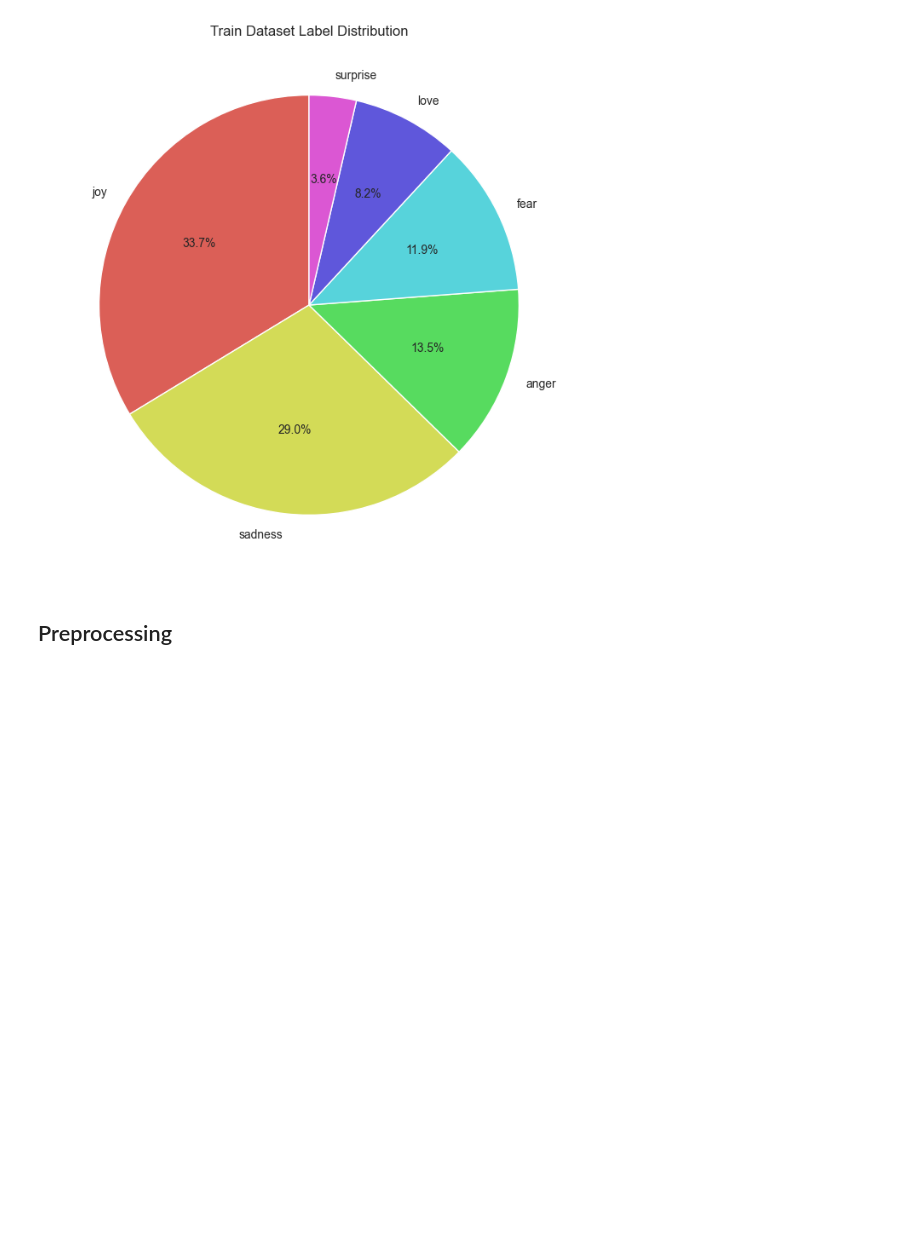
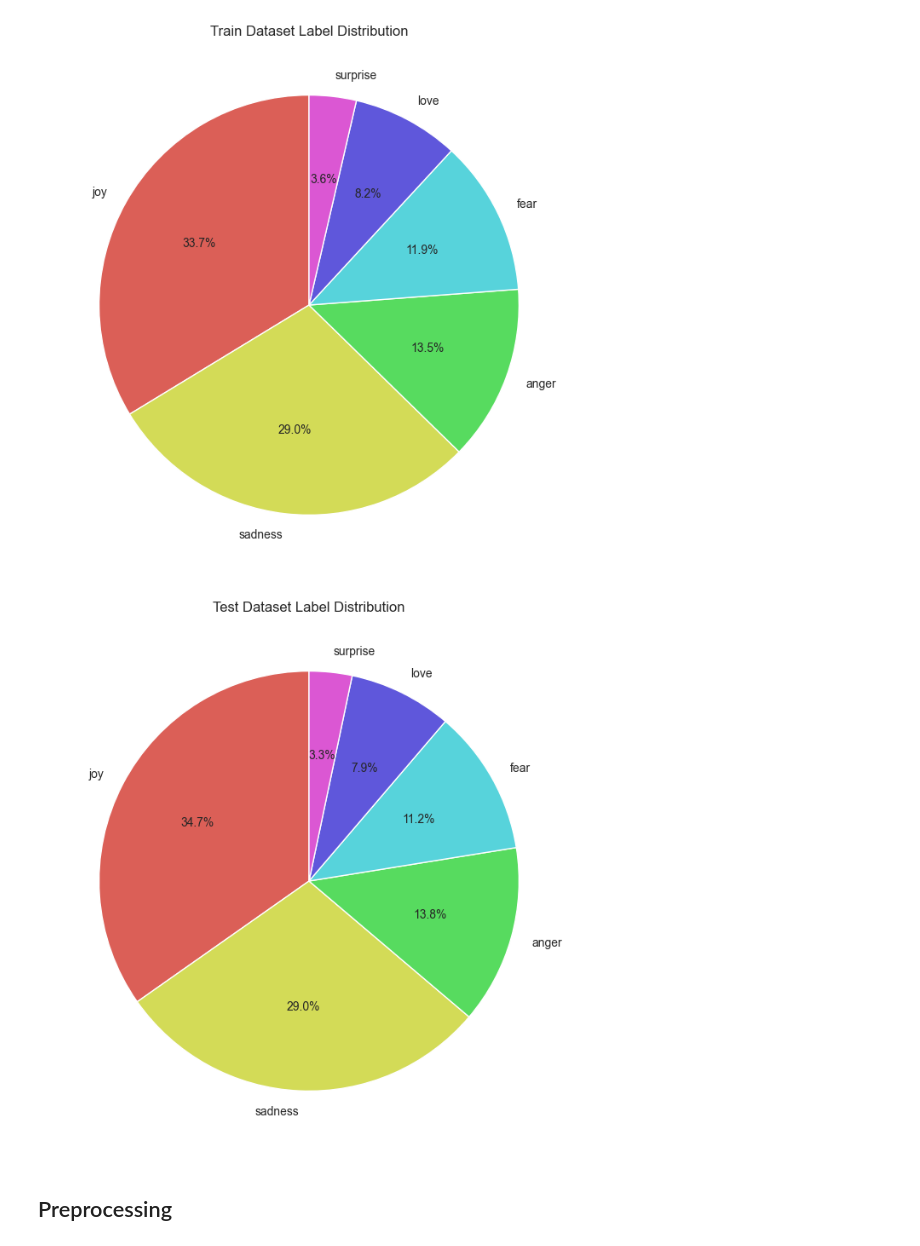
Before and after one commit to k-kesarwani/SentimentAnalysis, a Jupyter notebook: Notebook_2.ipynb, the cells around one changed output. Drawn from its saved outputs; the diff is of its cells as text; code cells hidden in the pictures; blank space fills up the shorter version.

```diff
--- a/Notebook_2.ipynb
+++ b/Notebook_2.ipynb
@@ -56,6 +56,10 @@ del( val_df)
 plot_pie_chart(train_df, 'Train Dataset')
 # %% [output]
 [figure]
+# %%
+plot_pie_chart(test_df, 'Test Dataset')
+# %% [output]
+[figure, added]
 # %% [markdown]
 ## Preprocessing
 # %%
```
Also changed, not shown: parts of 14 cells of this notebook.
